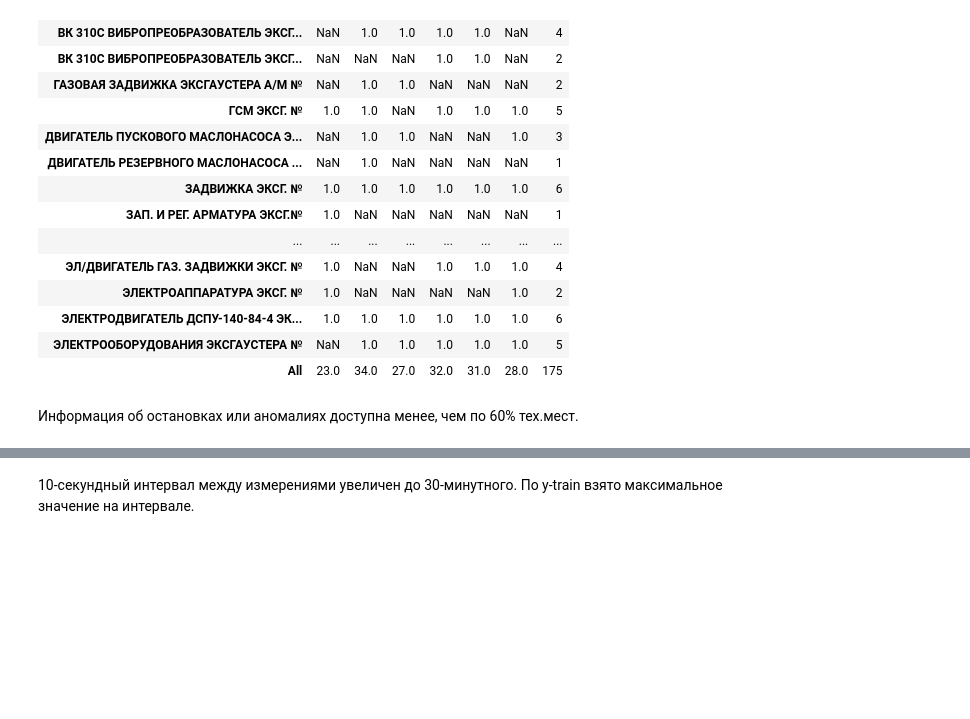
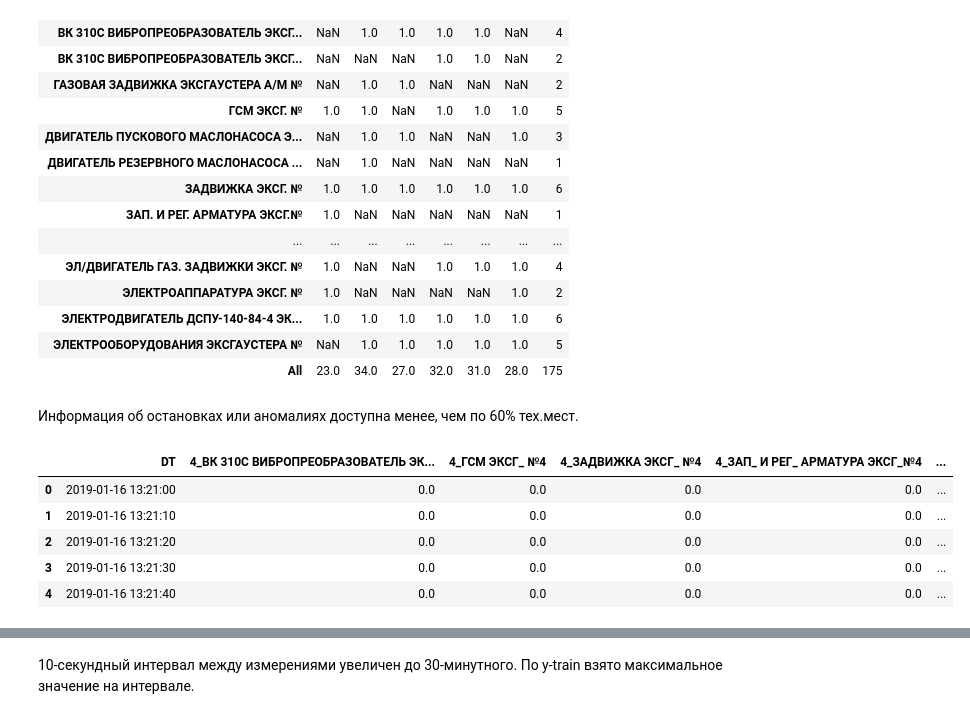
Before and after one commit to YaninaK/predictive-maintenance, a Jupyter notebook: notebooks/01_EDA.ipynb, the cells around one changed output, grey strips where cells are left out. Saved outputs shown, nothing was run; the diff lists cells and outputs as text; code cells hidden in the pictures; blank space fills up the shorter version.

```diff
--- a/notebooks/01_EDA.ipynb
+++ b/notebooks/01_EDA.ipynb
@@ -174,5 +167,11 @@ y_spec.shape = (52, 7)
 # %% [markdown]
 Информация об остановках или аномалиях доступна менее, чем по 60% тех.мест.
 # %%
-y_train.select(y_cols[4]).orderBy("DT").show(5)
+y_train.select(y_cols[4]).orderBy("DT").limit(5).toPandas()
 # %% [output]
+|  | DT | 4_ВК 310С ВИБРОПРЕОБРАЗОВАТЕЛЬ ЭК... | 4_ГСМ ЭКСГ_ №4 | 4_ЗАДВИЖКА ЭКСГ_ №4 | 4_ЗАП_ И РЕГ_ АРМАТУРА ЭКСГ_№4 | ... |
+| 0 | 2019-01-16 13:21:00 | 0.0 | 0.0 | 0.0 | 0.0 | ... |
+| 1 | 2019-01-16 13:21:10 | 0.0 | 0.0 | 0.0 | 0.0 | ... |
+| 2 | 2019-01-16 13:21:20 | 0.0 | 0.0 | 0.0 | 0.0 | ... |
+| 3 | 2019-01-16 13:21:30 | 0.0 | 0.0 | 0.0 | 0.0 | ... |
+| 4 | 2019-01-16 13:21:40 | 0.0 | 0.0 | 0.0 | 0.0 | ... |
```
Also changed, not shown: parts of 10 cells of this notebook.
